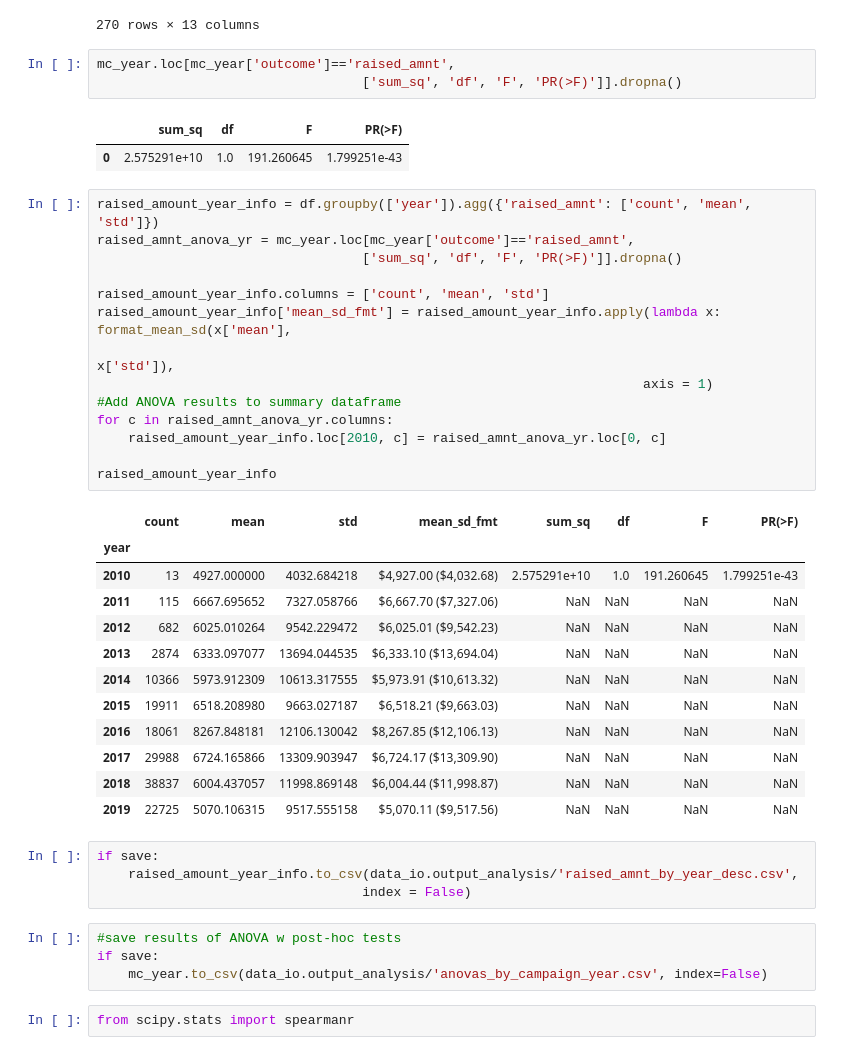
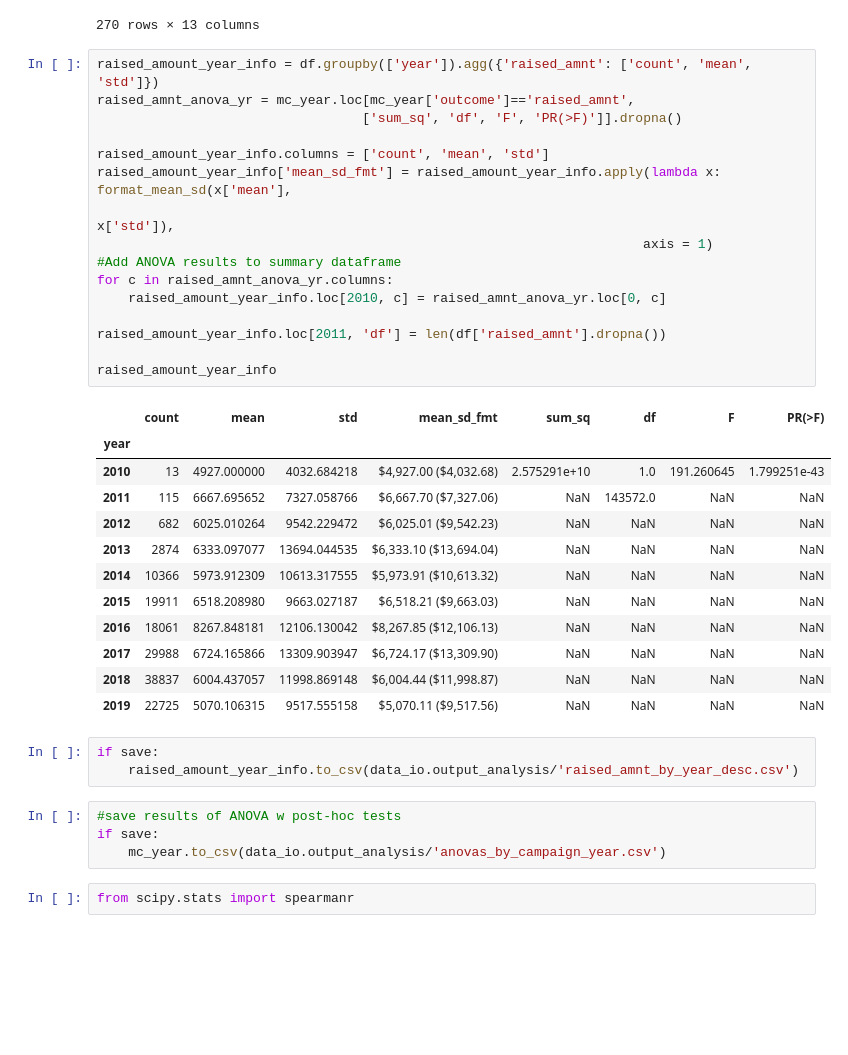
Before and after one commit to silverer/cancer-crowdfunding-explorer, a Jupyter notebook: notebooks/Perform analysis on census and GFM data.ipynb, the cells around one changed output. Cells and saved outputs as stored; diff of their text form; blank space fills up the shorter version.

Commit message:
cleaned up output files

```diff
--- a/notebooks/Perform analysis on census and GFM data.ipynb
+++ b/notebooks/Perform analysis on census and GFM data.ipynb
@@ -693,31 +693,27 @@ mc_year
 | 43 | 2017 | 2019 | -10.9970 | 0.0010 | -13.8816 | -8.1125 | True | NaN | NaN | NaN | NaN | ... |
 | 44 | 2018 | 2019 | -8.8574 | 0.0010 | -11.6292 | -6.0855 | True | NaN | NaN | NaN | NaN | ... |
 270 rows × 13 columns
-# %%
-mc_year.loc[mc_year['outcome']=='raised_amnt',
-                                  ['sum_sq', 'df', 'F', 'PR(>F)']].dropna()
-# %% [output]
-|  | sum_sq | df | F | PR(>F) |
-| 0 | 2.575291e+10 | 1.0 | 191.260645 | 1.799251e-43 |
 # %%
 raised_amount_year_info = df.groupby(['year']).agg({'raised_amnt': ['count', 'mean', 'std']})
 raised_amnt_anova_yr = mc_year.loc[mc_year['outcome']=='raised_amnt',
                                   ['sum_sq', 'df', 'F', 'PR(>F)']].dropna()
 
 raised_amount_year_info.columns = ['count', 'mean', 'std']
 raised_amount_year_info['mean_sd_fmt'] = raised_amount_year_info.apply(lambda x: format_mean_sd(x['mean'],
                                                                                                x['std']),
                                                                       axis = 1)
 #Add ANOVA results to summary dataframe
 for c in raised_amnt_anova_yr.columns:
     raised_amount_year_info.loc[2010, c] = raised_amnt_anova_yr.loc[0, c]
 
+raised_amount_year_info.loc[2011, 'df'] = len(df['raised_amnt'].dropna())
+
 raised_amount_year_info
 # %% [output]
 |  | count | mean | std | mean_sd_fmt | sum_sq | df | F | PR(>F) |
 | year |  |  |  |  |  |  |  |  |
 | 2010 | 13 | 4927.000000 | 4032.684218 | $4,927.00 ($4,032.68) | 2.575291e+10 | 1.0 | 191.260645 | 1.799251e-43 |
-| 2011 | 115 | 6667.695652 | 7327.058766 | $6,667.70 ($7,327.06) | NaN | NaN | NaN | NaN |
+| 2011 | 115 | 6667.695652 | 7327.058766 | $6,667.70 ($7,327.06) | NaN | 143572.0 | NaN | NaN |
 | 2012 | 682 | 6025.010264 | 9542.229472 | $6,025.01 ($9,542.23) | NaN | NaN | NaN | NaN |
 | 2013 | 2874 | 6333.097077 | 13694.044535 | $6,333.10 ($13,694.04) | NaN | NaN | NaN | NaN |
 | 2014 | 10366 | 5973.912309 | 10613.317555 | $5,973.91 ($10,613.32) | NaN | NaN | NaN | NaN |
@@ -728,12 +724,11 @@ raised_amount_year_info
 | 2019 | 22725 | 5070.106315 | 9517.555158 | $5,070.11 ($9,517.56) | NaN | NaN | NaN | NaN |
 # %%
 if save:
-    raised_amount_year_info.to_csv(data_io.output_analysis/'raised_amnt_by_year_desc.csv',
-                                  index = False)
+    raised_amount_year_info.to_csv(data_io.output_analysis/'raised_amnt_by_year_desc.csv')
 # %%
 #save results of ANOVA w post-hoc tests
 if save:
-    mc_year.to_csv(data_io.output_analysis/'anovas_by_campaign_year.csv', index=False)
+    mc_year.to_csv(data_io.output_analysis/'anovas_by_campaign_year.csv')
 # %%
 from scipy.stats import spearmanr
 # %% [markdown]
```
Also changed, not shown: 1 other file.
